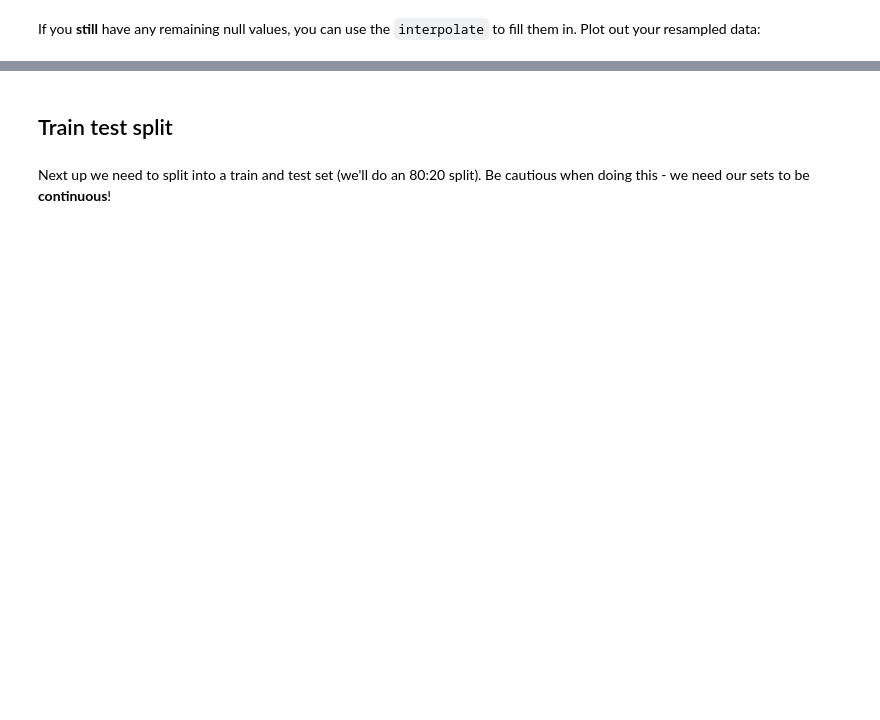
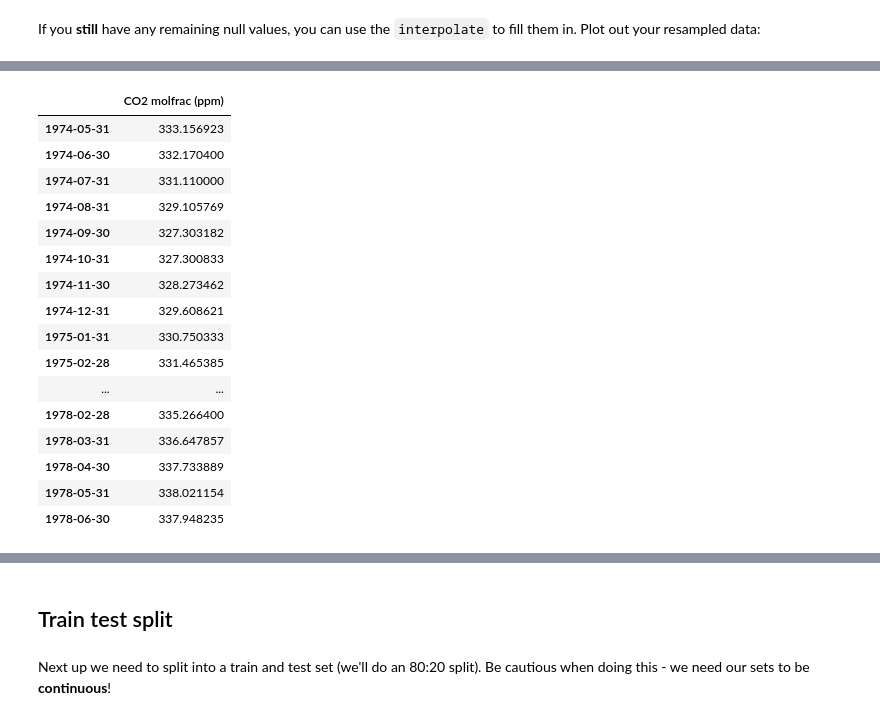
Before and after one commit to ParissaPeimaniyfard/data-arima-101, a Jupyter notebook: arima_seasonal_intro.ipynb, the cells around one changed output, grey strips where cells are left out. Drawn from its saved outputs; the diff is of its cells as text; code cells hidden in the pictures; blank space fills up the shorter version.

```diff
--- a/arima_seasonal_intro.ipynb
+++ b/arima_seasonal_intro.ipynb
@@ -263,2 +278,23 @@ monthly.plot()
+# %%
+monthly= monthly.interpolate("linear")
+monthly.head(50)
+# %% [output]
+|  | CO2 molfrac (ppm) |
+| 1974-05-31 | 333.156923 |
+| 1974-06-30 | 332.170400 |
+| 1974-07-31 | 331.110000 |
+| 1974-08-31 | 329.105769 |
+| 1974-09-30 | 327.303182 |
+| 1974-10-31 | 327.300833 |
+| 1974-11-30 | 328.273462 |
+| 1974-12-31 | 329.608621 |
+| 1975-01-31 | 330.750333 |
+| 1975-02-28 | 331.465385 |
+| ... | ... |
+| 1978-02-28 | 335.266400 |
+| 1978-03-31 | 336.647857 |
+| 1978-04-30 | 337.733889 |
+| 1978-05-31 | 338.021154 |
+| 1978-06-30 | 337.948235 |
 # %%
 monthly[-300:].plot()
```
Also changed, not shown: parts of 31 cells of this notebook, 1 other file.
